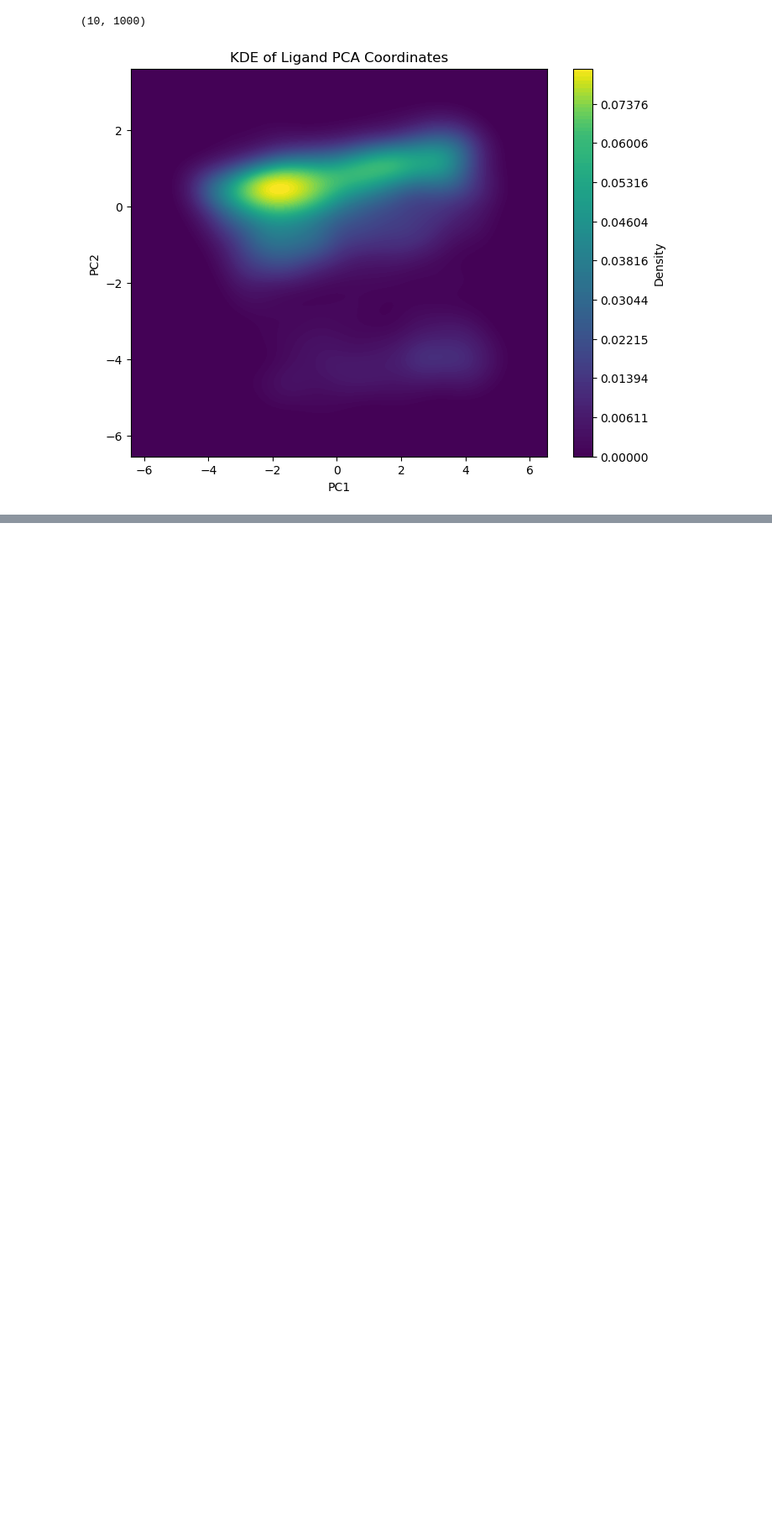
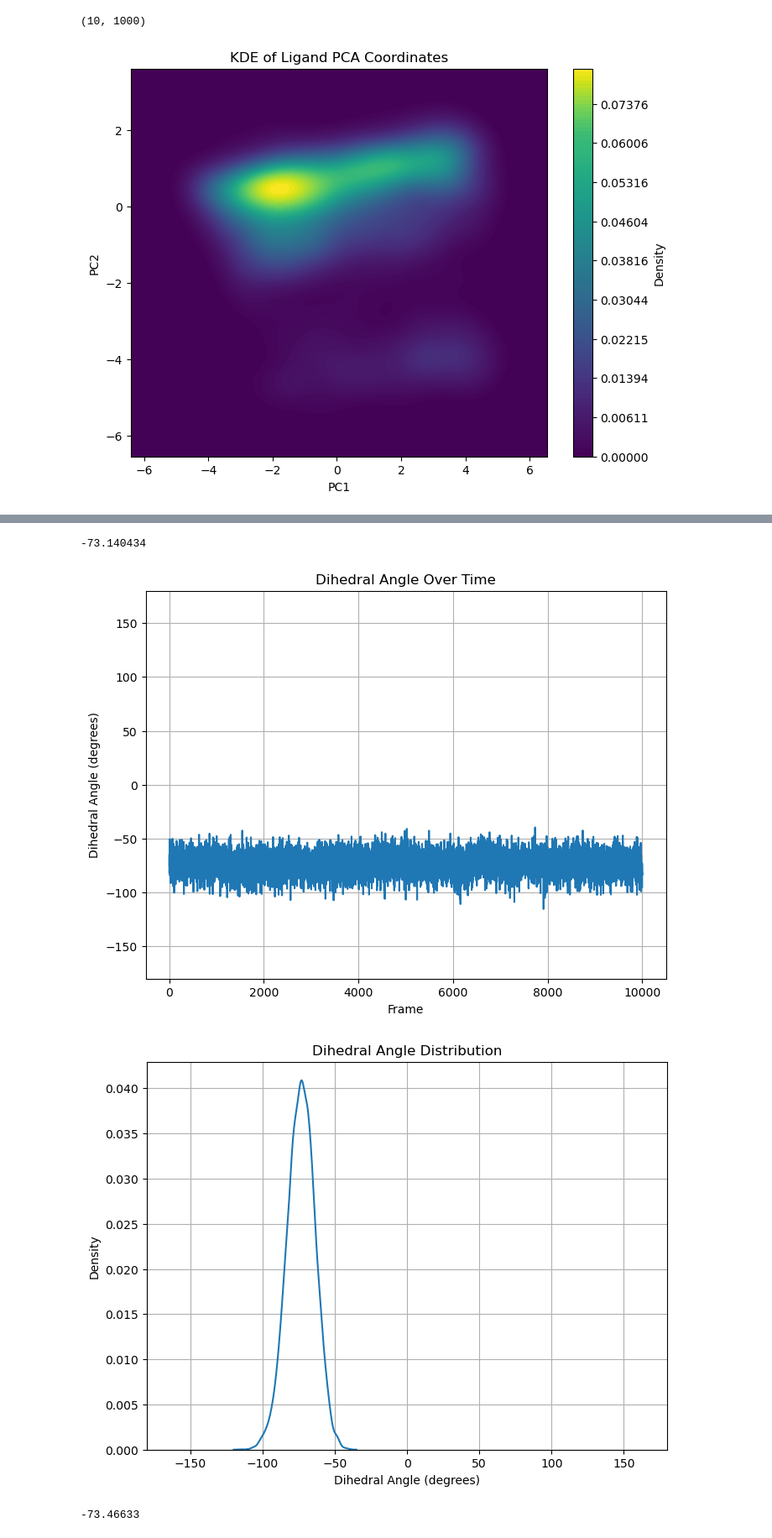
Before and after one commit to HaoLan-compchem/blog_03_12_2025, a Jupyter notebook: binary_complex/classic_binary_trj_analysis.ipynb, the cells around one changed output, grey strips where cells are left out. Shown at 84% size. Cells and saved outputs as stored; diff of their text form; code cells hidden in the pictures; blank space fills up the shorter version.

```diff
--- a/binary_complex/classic_binary_trj_analysis.ipynb
+++ b/binary_complex/classic_binary_trj_analysis.ipynb
@@ -151,14 +164,30 @@ plot_ligand_pca(omm_files, omm_top_file)
 # %%
 atom_indices = [2510, 2509, 2508, 2503]
-dihedral_angles = md.compute_dihedrals(traj_cont, [atom_indices])  # shape: (n_frames, 1)
-dihedral_angles_deg = np.degrees(dihedral_angles[:, 0])
-plt.figure(figsize=(8, 6))
-plt.plot(np.arange(len(dihedral_angles_deg)), dihedral_angles_deg)
-plt.xlabel('Frame')
-plt.ylabel('Dihedral Angle (degrees)')
-plt.title('Dihedral Angle Over Time')
-plt.ylim(-180, 180)
-plt.grid(True)
-plt.show()
+
+def plot_dihedral_angles(traj_cont, atom_indices):
+    dihedral_angles = md.compute_dihedrals(traj_cont, [atom_indices])
+    dihedral_angles_deg = np.degrees(dihedral_angles[:, 0])
+    plt.figure(figsize=(8, 6))
+    plt.plot(np.arange(len(dihedral_angles_deg)), dihedral_angles_deg)
+    plt.xlabel('Frame')
+    plt.ylabel('Dihedral Angle (degrees)')
+    plt.title('Dihedral Angle Over Time')
+    plt.ylim(-180, 180)
+    plt.grid(True)
+    plt.show()
+    plt.close()
+    plt.figure(figsize=(8, 6))
+    sns.kdeplot(dihedral_angles_deg)
+    plt.xlabel('Dihedral Angle (degrees)')
+    plt.ylabel('Density')
+    plt.title('Dihedral Angle Distribution')
+    plt.xlim(-180, 180)
+    plt.grid(True)
+    plt.show()
+    plt.close()
+    return np.mean(dihedral_angles_deg)
+
+print(plot_dihedral_angles(gmx_traj_cont, atom_indices))
+print(plot_dihedral_angles(omm_traj_cont, atom_indices))
 # %% [output]
 [figure]
@@ -164,0 +195,4 @@ plt.show()
+-73.140434
+[figure, added]
+[figure, added]
+-73.46633
```
Also changed, not shown: parts of 8 cells of this notebook.
